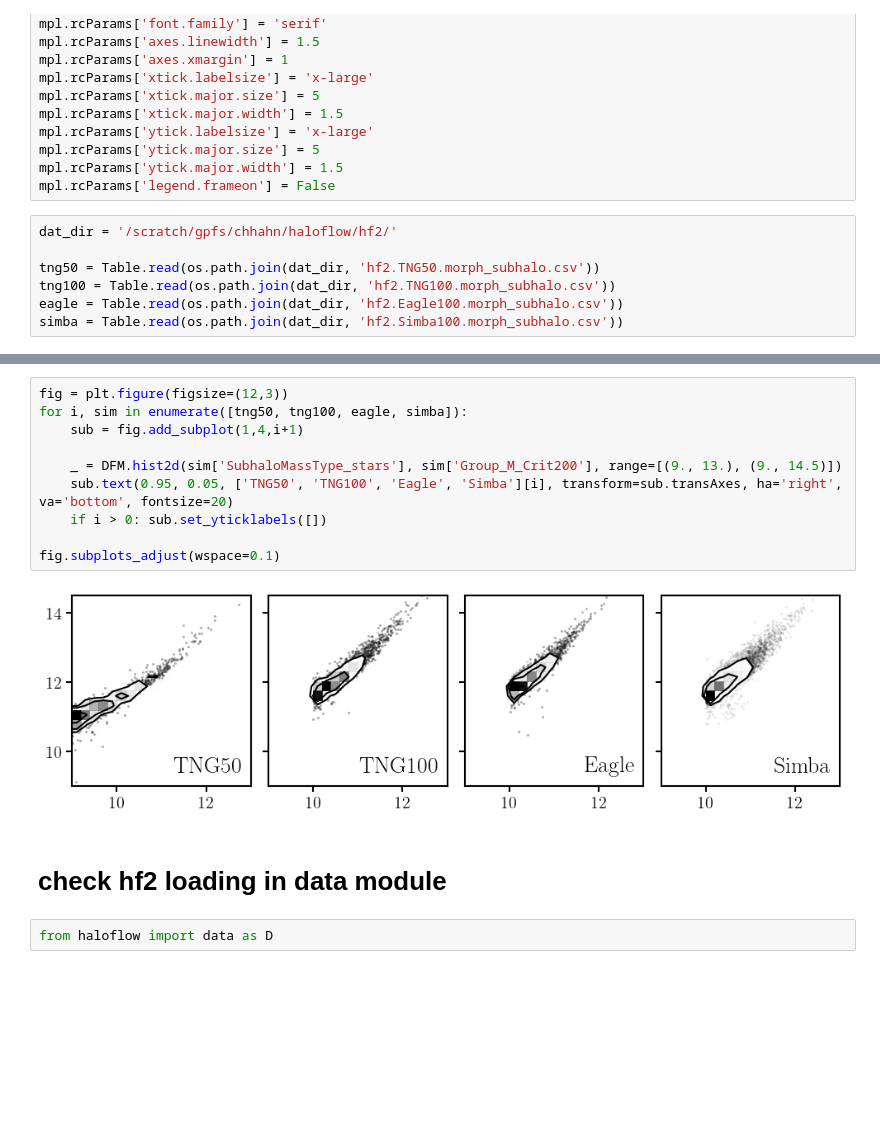
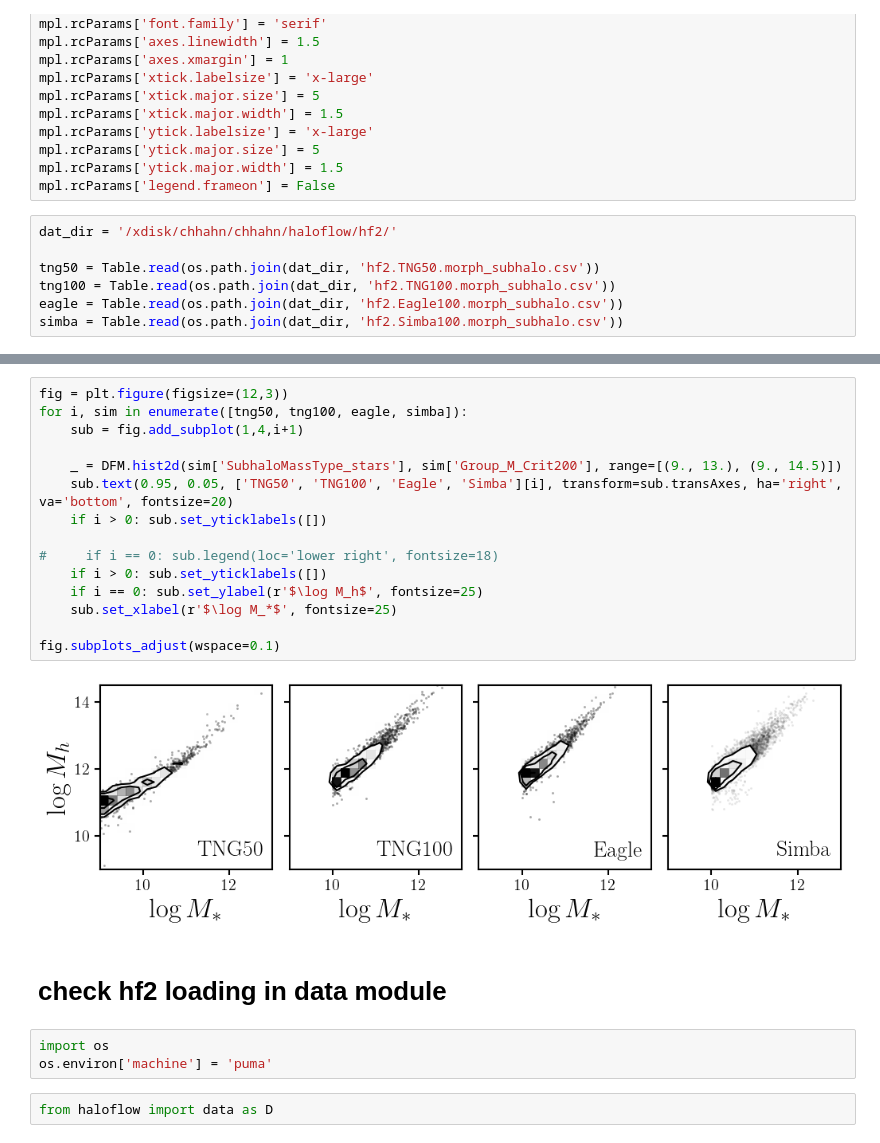
Before and after one commit to galactic-ai/haloflow, a Jupyter notebook: bin/data/preprocess_hf2.ipynb, the cells around one changed output, grey strips where cells are left out. Cells and saved outputs as stored; diff of their text form; blank space fills up the shorter version.

```diff
--- a/bin/data/preprocess_hf2.ipynb
+++ b/bin/data/preprocess_hf2.ipynb
@@ -24,7 +24,7 @@ mpl.rcParams['ytick.major.size'] = 5
 mpl.rcParams['ytick.major.width'] = 1.5
 mpl.rcParams['legend.frameon'] = False
 # %%
-dat_dir = '/scratch/gpfs/chhahn/haloflow/hf2/'
+dat_dir = '/xdisk/chhahn/chhahn/haloflow/hf2/'
 
 tng50 = Table.read(os.path.join(dat_dir, 'hf2.TNG50.morph_subhalo.csv'))
 tng100 = Table.read(os.path.join(dat_dir, 'hf2.TNG100.morph_subhalo.csv'))
@@ -33,17 +53,25 @@ simba = Table.read(os.path.join(dat_dir, 'hf2.Simba100.morph_subhalo.csv'))
 # %%
 fig = plt.figure(figsize=(12,3))
 for i, sim in enumerate([tng50, tng100, eagle, simba]):
     sub = fig.add_subplot(1,4,i+1)
 
     _ = DFM.hist2d(sim['SubhaloMassType_stars'], sim['Group_M_Crit200'], range=[(9., 13.), (9., 14.5)])
     sub.text(0.95, 0.05, ['TNG50', 'TNG100', 'Eagle', 'Simba'][i], transform=sub.transAxes, ha='right', va='bottom', fontsize=20)
     if i > 0: sub.set_yticklabels([])
 
+#     if i == 0: sub.legend(loc='lower right', fontsize=18)
+    if i > 0: sub.set_yticklabels([])
+    if i == 0: sub.set_ylabel(r'$\log M_h$', fontsize=25)
+    sub.set_xlabel(r'$\log M_*$', fontsize=25)
+
 fig.subplots_adjust(wspace=0.1)
 # %% [output]
-[figure, old version]
+[figure, new version]
 # %% [markdown]
 # check hf2 loading in data module
+# %%
+import os
+os.environ['machine'] = 'puma'
 # %%
 from haloflow import data as D
 # %%
```
Also changed, not shown: parts of 1 cell of this notebook, 5 other files.
